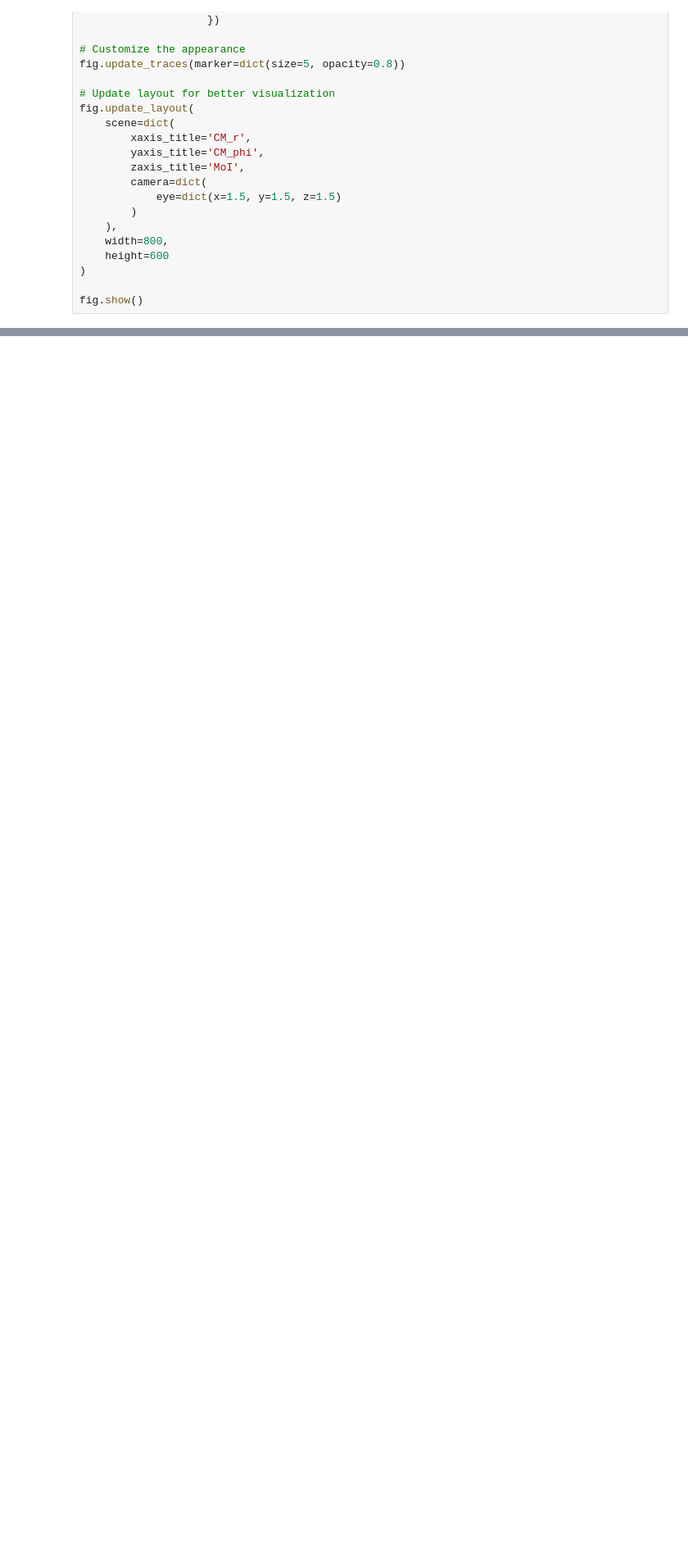
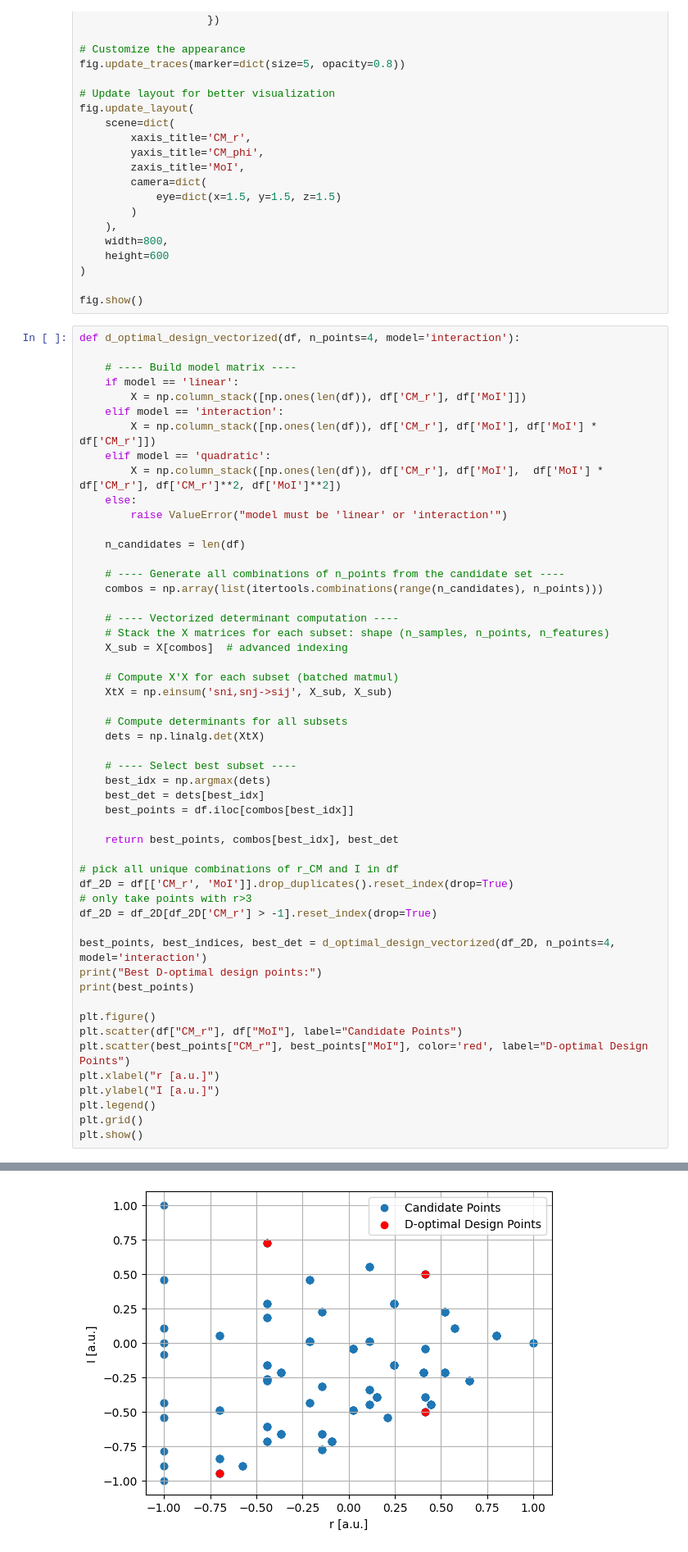
Before and after one commit to Fantastic-Fabian/Doe, a Jupyter notebook: Project.ipynb, the cells around one changed output, grey strips where cells are left out. Shown: that part at 82% size. Cells and saved outputs as stored; diff of their text form; blank space fills up the shorter version.

Commit message:
added d-optimal

```diff
--- a/Project.ipynb
+++ b/Project.ipynb
@@ -80,3 +85,56 @@ fig.update_layout(
 )
 
 fig.show()
+# %%
+def d_optimal_design_vectorized(df, n_points=4, model='interaction'):
+
+    # ---- Build model matrix ----
+    if model == 'linear':
+        X = np.column_stack([np.ones(len(df)), df['CM_r'], df['MoI']])
+    elif model == 'interaction':
+        X = np.column_stack([np.ones(len(df)), df['CM_r'], df['MoI'], df['MoI'] * df['CM_r']])
+    elif model == 'quadratic':
+        X = np.column_stack([np.ones(len(df)), df['CM_r'], df['MoI'],  df['MoI'] * df['CM_r'], df['CM_r']**2, df['MoI']**2])
+    else:
+        raise ValueError("model must be 'linear' or 'interaction'")
+
+    n_candidates = len(df)
+
+    # ---- Generate all combinations of n_points from the candidate set ----
+    combos = np.array(list(itertools.combinations(range(n_candidates), n_points)))
+
+    # ---- Vectorized determinant computation ----
+    # Stack the X matrices for each subset: shape (n_samples, n_points, n_features)
+    X_sub = X[combos]  # advanced indexing
+
+    # Compute X'X for each subset (batched matmul)
+    XtX = np.einsum('sni,snj->sij', X_sub, X_sub)
+
+    # Compute determinants for all subsets
+    dets = np.linalg.det(XtX)
+
+    # ---- Select best subset ----
+    best_idx = np.argmax(dets)
+    best_det = dets[best_idx]
+    best_points = df.iloc[combos[best_idx]]
+
+    return best_points, combos[best_idx], best_det
+
+# pick all unique combinations of r_CM and I in df
+df_2D = df[['CM_r', 'MoI']].drop_duplicates().reset_index(drop=True)
+# only take points with r>3
+df_2D = df_2D[df_2D['CM_r'] > -1].reset_index(drop=True)
+
+best_points, best_indices, best_det = d_optimal_design_vectorized(df_2D, n_points=4, model='interaction')
+print("Best D-optimal design points:")
+print(best_points)
+
+plt.figure()
+plt.scatter(df["CM_r"], df["MoI"], label="Candidate Points")
+plt.scatter(best_points["CM_r"], best_points["MoI"], color='red', label="D-optimal Design Points")
+plt.xlabel("r [a.u.]")
+plt.ylabel("I [a.u.]")
+plt.legend()
+plt.grid()
+plt.show()
+# %% [output]
@@ -82,0 +147 @@ fig.show()
+[figure, added]
```
Also changed, not shown: parts of 4 cells of this notebook, 2 other files.
